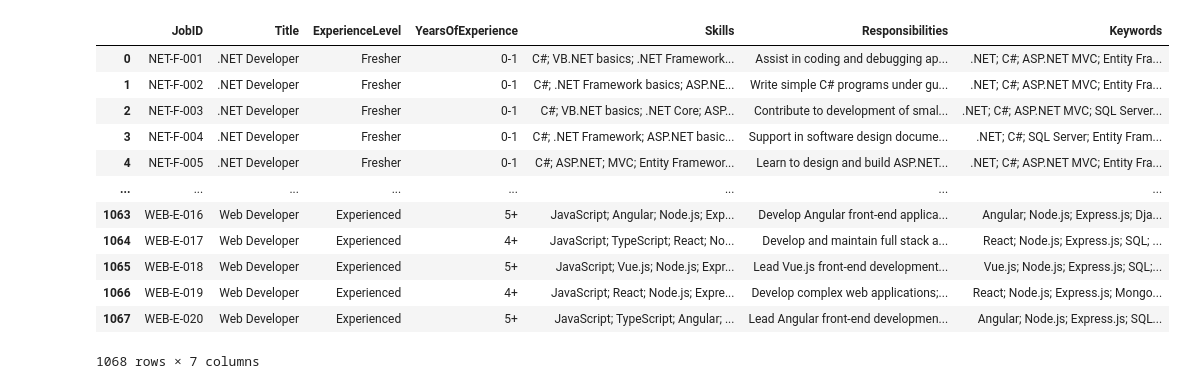
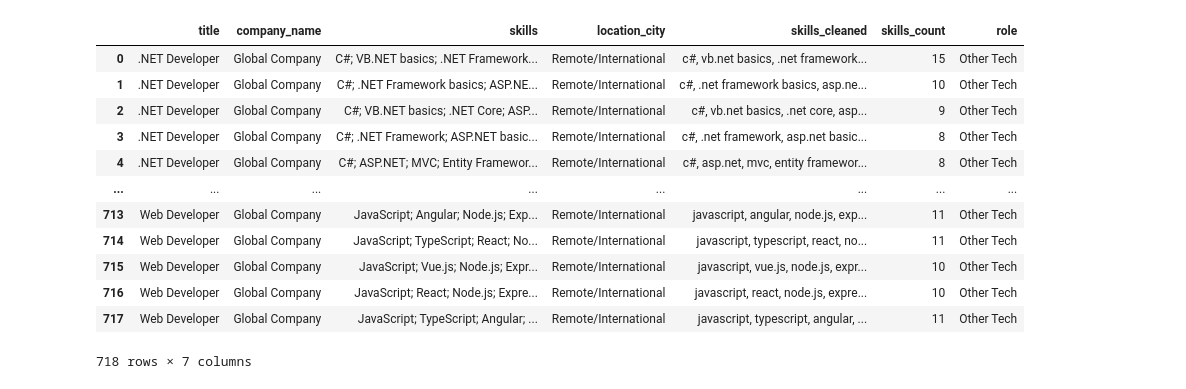
Before and after one commit to ROYALXYZ/magang-in, a Jupyter notebook: test.ipynb, the cells around one changed output. Saved outputs shown, nothing was run; the diff lists cells and outputs as text; code cells hidden in the pictures.

```diff
--- a/test.ipynb
+++ b/test.ipynb
@@ -24,20 +20,20 @@ df_indo
 # %%
-df_global = pd.read_csv("data/job_dataset.csv")
+df_global = pd.read_csv("data/global_jobs_cleaned.csv")
 df_global
 # %% [output]
-|  | JobID | Title | ExperienceLevel | YearsOfExperience | Skills | Responsibilities | Keywords |
-| 0 | NET-F-001 | .NET Developer | Fresher | 0-1 | C#; VB.NET basics; .NET Framework... | Assist in coding and debugging ap... | .NET; C#; ASP.NET MVC; Entity Fra... |
-| 1 | NET-F-002 | .NET Developer | Fresher | 0-1 | C#; .NET Framework basics; ASP.NE... | Write simple C# programs under gu... | .NET; C#; ASP.NET MVC; Entity Fra... |
-| 2 | NET-F-003 | .NET Developer | Fresher | 0-1 | C#; VB.NET basics; .NET Core; ASP... | Contribute to development of smal... | .NET; C#; ASP.NET MVC; SQL Server... |
-| 3 | NET-F-004 | .NET Developer | Fresher | 0-1 | C#; .NET Framework; ASP.NET basic... | Support in software design docume... | .NET; C#; SQL Server; Entity Fram... |
-| 4 | NET-F-005 | .NET Developer | Fresher | 0-1 | C#; ASP.NET; MVC; Entity Framewor... | Learn to design and build ASP.NET... | .NET; C#; ASP.NET MVC; Entity Fra... |
+|  | title | company_name | skills | location_city | skills_cleaned | skills_count | role |
+| 0 | .NET Developer | Global Company | C#; VB.NET basics; .NET Framework... | Remote/International | c#, vb.net basics, .net framework... | 15 | Other Tech |
+| 1 | .NET Developer | Global Company | C#; .NET Framework basics; ASP.NE... | Remote/International | c#, .net framework basics, asp.ne... | 10 | Other Tech |
+| 2 | .NET Developer | Global Company | C#; VB.NET basics; .NET Core; ASP... | Remote/International | c#, vb.net basics, .net core, asp... | 9 | Other Tech |
+| 3 | .NET Developer | Global Company | C#; .NET Framework; ASP.NET basic... | Remote/International | c#, .net framework, asp.net basic... | 8 | Other Tech |
+| 4 | .NET Developer | Global Company | C#; ASP.NET; MVC; Entity Framewor... | Remote/International | c#, asp.net, mvc, entity framewor... | 8 | Other Tech |
 | ... | ... | ... | ... | ... | ... | ... | ... |
-| 1063 | WEB-E-016 | Web Developer | Experienced | 5+ | JavaScript; Angular; Node.js; Exp... | Develop Angular front-end applica... | Angular; Node.js; Express.js; Dja... |
-| 1064 | WEB-E-017 | Web Developer | Experienced | 4+ | JavaScript; TypeScript; React; No... | Develop and maintain full stack a... | React; Node.js; Express.js; SQL; ... |
-| 1065 | WEB-E-018 | Web Developer | Experienced | 5+ | JavaScript; Vue.js; Node.js; Expr... | Lead Vue.js front-end development... | Vue.js; Node.js; Express.js; SQL;... |
-| 1066 | WEB-E-019 | Web Developer | Experienced | 4+ | JavaScript; React; Node.js; Expre... | Develop complex web applications;... | React; Node.js; Express.js; Mongo... |
-| 1067 | WEB-E-020 | Web Developer | Experienced | 5+ | JavaScript; TypeScript; Angular; ... | Lead Angular front-end developmen... | Angular; Node.js; Express.js; SQL... |
+| 713 | Web Developer | Global Company | JavaScript; Angular; Node.js; Exp... | Remote/International | javascript, angular, node.js, exp... | 11 | Other Tech |
+| 714 | Web Developer | Global Company | JavaScript; TypeScript; React; No... | Remote/International | javascript, typescript, react, no... | 11 | Other Tech |
+| 715 | Web Developer | Global Company | JavaScript; Vue.js; Node.js; Expr... | Remote/International | javascript, vue.js, node.js, expr... | 10 | Other Tech |
+| 716 | Web Developer | Global Company | JavaScript; React; Node.js; Expre... | Remote/International | javascript, react, node.js, expre... | 10 | Other Tech |
+| 717 | Web Developer | Global Company | JavaScript; TypeScript; Angular; ... | Remote/International | javascript, typescript, angular, ... | 11 | Other Tech |
-1068 rows × 7 columns
+718 rows × 7 columns
 # %%
 from jcopml.plot import plot_missing_value
 # %%
```
Also changed, not shown: parts of 9 cells of this notebook, 38 other files.
